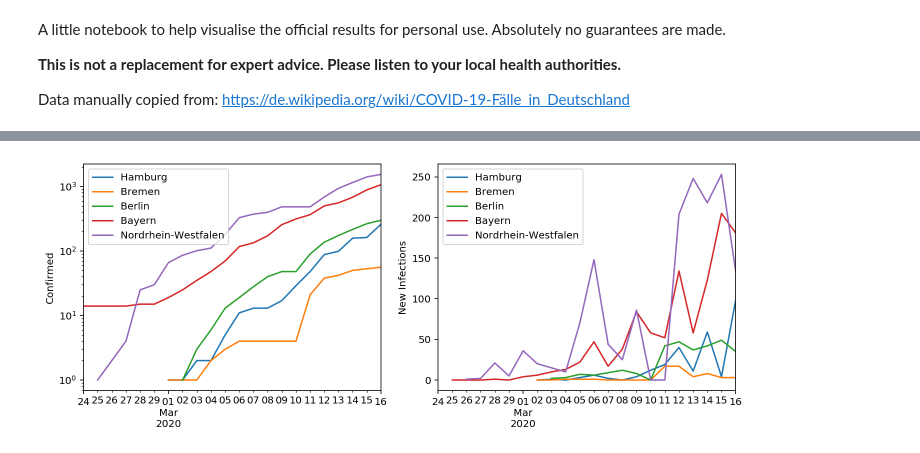
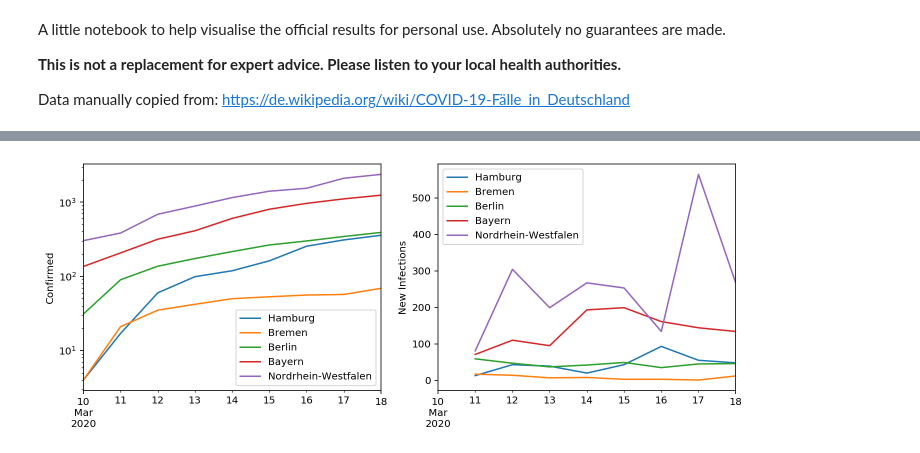
Before and after one commit to felixpatzelt/covid-19, a Jupyter notebook: germany_cases.ipynb, the cells around one changed output, grey strips where cells are left out. Saved outputs shown, nothing was run; the diff lists cells and outputs as text; code cells hidden in the pictures.

Commit message:
2020-03-18 (#2)
* BREAKING CHANGE: new format and collection method for RKI data (germany)
* feat: reformat readme
* fix: remove unused line in mapping nb

```diff
--- a/germany_cases.ipynb
+++ b/germany_cases.ipynb
@@ -18 +13,7 @@ rki.columns.name = None
+# %%
+## manually collected data including direct early announcments from lab until Mar. 16
+rkim = pd.read_csv('rki_manual.csv', index_col=0, parse_dates=[0])
+
+## electronically submitted data (lower numbers) starting Mar. 10
+rkie = pd.read_csv('rki_electronic.csv', index_col=0, parse_dates=[0])
 # %%
@@ -36,14 +49,14 @@ plot_de = [
 # %%
 plt.close(2)
-fig, ax = plt.subplots(ncols=2, figsize=(10,4), sharex=True, num=2)
-rki[plot_de].plot(ax=ax[0], logy=True)
-rki[plot_de].diff().plot(ax=ax[1], logy=False)
+fig2, ax2 = plt.subplots(ncols=2, figsize=(10,4), sharex=True, num=2)
+rkie[plot_de].plot(ax=ax2[0], logy=True)
+rkie[plot_de].diff().plot(ax=ax2[1], logy=False)
 
-ax[0].set_ylabel('Confirmed')
-ax[1].set_ylabel('New Infections')
+ax2[0].set_ylabel('Confirmed')
+ax2[1].set_ylabel('New Infections')
 
-fig.tight_layout()
+fig2.tight_layout()
 # %% [output]
-[figure, old version]
+[figure, new version]
 # %%
 # save the above figure
```
Also changed, not shown: parts of 4 cells of this notebook, 4 other files.
